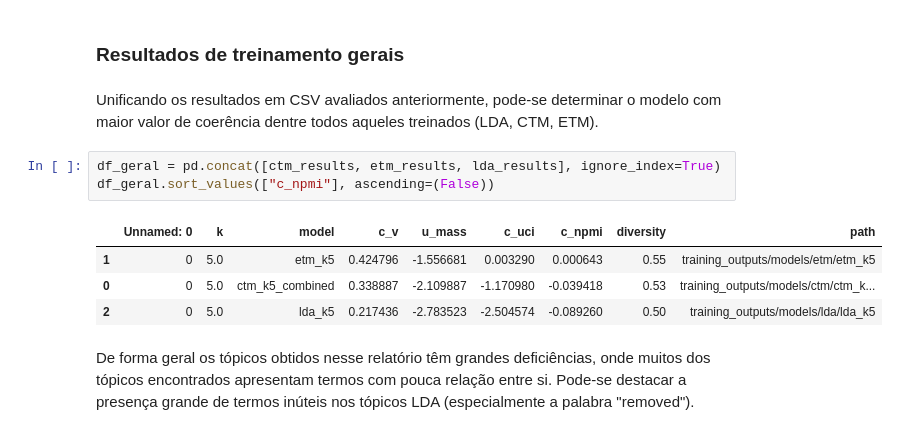
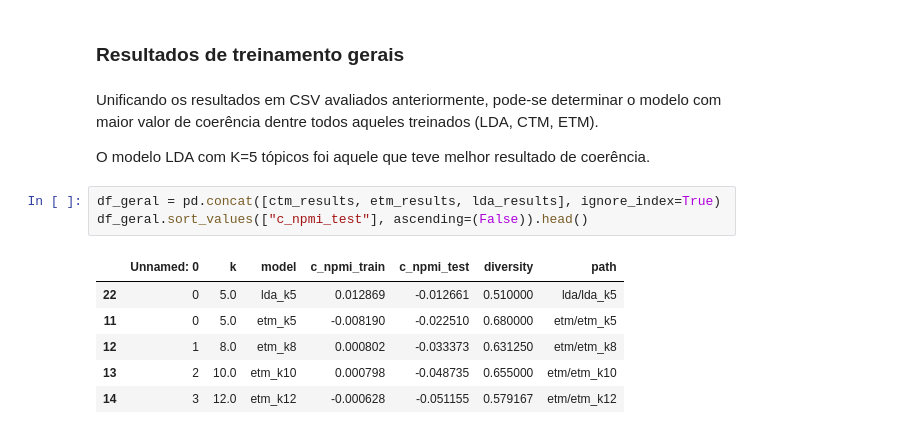
Before and after one commit to lfmatosm/reddit-topic-modelling, a Jupyter notebook: evaluation_example/evaluation_example.ipynb, the cells around one changed output. Cells and saved outputs as stored; diff of their text form.

```diff
--- a/evaluation_example/evaluation_example.ipynb
+++ b/evaluation_example/evaluation_example.ipynb
@@ -162,13 +239,15 @@ Tópico 0: sociedade<br>
 ### Resultados de treinamento gerais
 # %% [markdown]
 Unificando os resultados em CSV avaliados anteriormente, pode-se determinar o modelo com maior valor de coerência dentre todos aqueles treinados (LDA, CTM, ETM).
+
+O modelo LDA com K=5 tópicos foi aquele que teve melhor resultado de coerência.
 # %%
 df_geral = pd.concat([ctm_results, etm_results, lda_results], ignore_index=True)
-df_geral.sort_values(["c_npmi"], ascending=(False))
+df_geral.sort_values(["c_npmi_test"], ascending=(False)).head()
 # %% [output]
-|  | Unnamed: 0 | k | model | c_v | u_mass | c_uci | c_npmi | diversity | path |
-| 1 | 0 | 5.0 | etm_k5 | 0.424796 | -1.556681 | 0.003290 | 0.000643 | 0.55 | training_outputs/models/etm/etm_k5 |
-| 0 | 0 | 5.0 | ctm_k5_combined | 0.338887 | -2.109887 | -1.170980 | -0.039418 | 0.53 | training_outputs/models/ctm/ctm_k... |
-| 2 | 0 | 5.0 | lda_k5 | 0.217436 | -2.783523 | -2.504574 | -0.089260 | 0.50 | training_outputs/models/lda/lda_k5 |
+|  | Unnamed: 0 | k | model | c_npmi_train | c_npmi_test | diversity | path |
+| 22 | 0 | 5.0 | lda_k5 | 0.012869 | -0.012661 | 0.510000 | lda/lda_k5 |
+| 11 | 0 | 5.0 | etm_k5 | -0.008190 | -0.022510 | 0.680000 | etm/etm_k5 |
+| 12 | 1 | 8.0 | etm_k8 | 0.000802 | -0.033373 | 0.631250 | etm/etm_k8 |
+| 13 | 2 | 10.0 | etm_k10 | 0.000798 | -0.048735 | 0.655000 | etm/etm_k10 |
+| 14 | 3 | 12.0 | etm_k12 | -0.000628 | -0.051155 | 0.579167 | etm/etm_k12 |
-# %% [markdown]
-De forma geral os tópicos obtidos nesse relatório têm grandes deficiências, onde muitos dos tópicos encontrados apresentam termos com pouca relação entre si. Pode-se destacar a presença grande de termos inúteis nos tópicos LDA (especialmente a palabra "removed").
```
Also changed, not shown: parts of 58 cells of this notebook, 21 other files.
